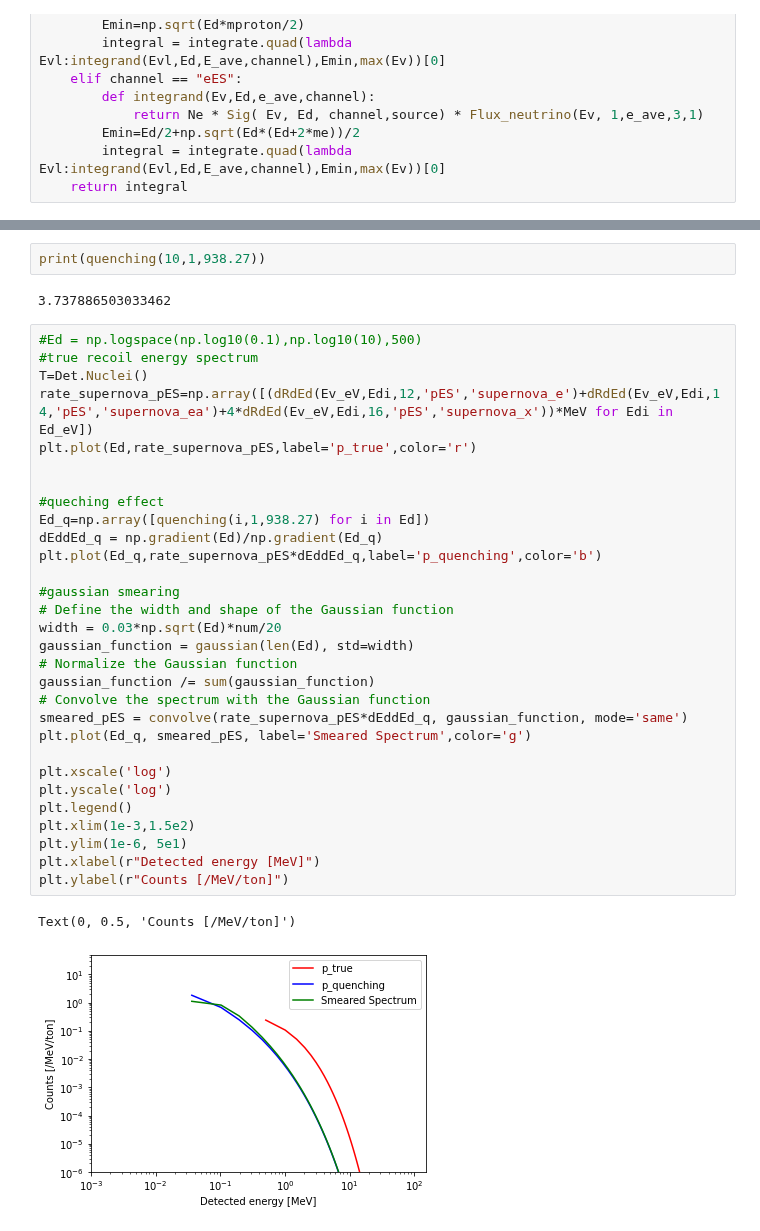
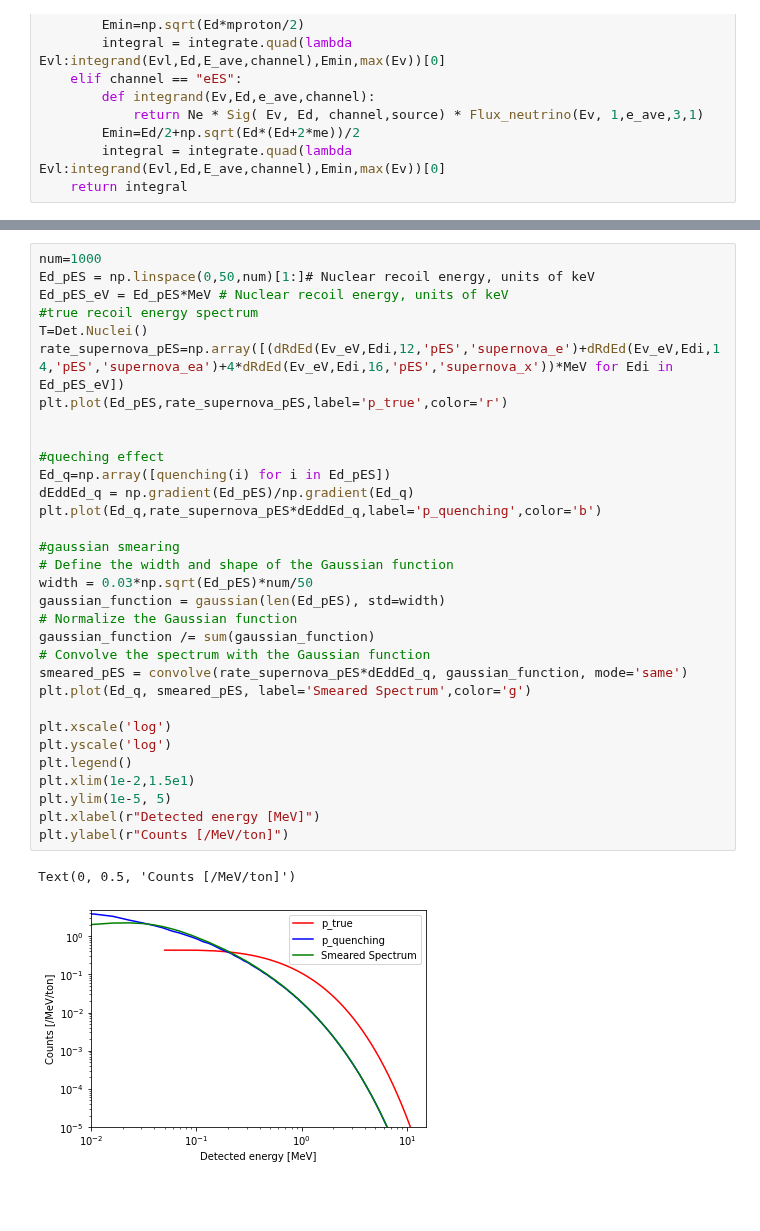
Before and after one commit to mjzurowski/sgm, a Jupyter notebook: Neutrino-LAB.ipynb, the cells around one changed output, grey strips where cells are left out. Cells and saved outputs as stored; diff of their text form; blank space fills up the shorter version.

```diff
--- a/Neutrino-LAB.ipynb
+++ b/Neutrino-LAB.ipynb
@@ -160,40 +181,38 @@ plt.legend()
-# %%
-print(quenching(10,1,938.27))
-# %% [output]
-3.737886503033462
 # %%
-#Ed = np.logspace(np.log10(0.1),np.log10(10),500)
+num=1000
+Ed_pES = np.linspace(0,50,num)[1:]# Nuclear recoil energy, units of keV
+Ed_pES_eV = Ed_pES*MeV # Nuclear recoil energy, units of keV
 #true recoil energy spectrum
 T=Det.Nuclei()
-rate_supernova_pES=np.array([(dRdEd(Ev_eV,Edi,12,'pES','supernova_e')+dRdEd(Ev_eV,Edi,14,'pES','supernova_ea')+4*dRdEd(Ev_eV,Edi,16,'pES','supernova_x'))*MeV for Edi in Ed_eV])
-plt.plot(Ed,rate_supernova_pES,label='p_true',color='r')
+rate_supernova_pES=np.array([(dRdEd(Ev_eV,Edi,12,'pES','supernova_e')+dRdEd(Ev_eV,Edi,14,'pES','supernova_ea')+4*dRdEd(Ev_eV,Edi,16,'pES','supernova_x'))*MeV for Edi in Ed_pES_eV])
+plt.plot(Ed_pES,rate_supernova_pES,label='p_true',color='r')
 
 
 #queching effect
-Ed_q=np.array([quenching(i,1,938.27) for i in Ed])
-dEddEd_q = np.gradient(Ed)/np.gradient(Ed_q)
+Ed_q=np.array([quenching(i) for i in Ed_pES])
+dEddEd_q = np.gradient(Ed_pES)/np.gradient(Ed_q)
 plt.plot(Ed_q,rate_supernova_pES*dEddEd_q,label='p_quenching',color='b')
 
 #gaussian smearing
 # Define the width and shape of the Gaussian function
-width = 0.03*np.sqrt(Ed)*num/20
-gaussian_function = gaussian(len(Ed), std=width)
+width = 0.03*np.sqrt(Ed_pES)*num/50
+gaussian_function = gaussian(len(Ed_pES), std=width)
 # Normalize the Gaussian function
 gaussian_function /= sum(gaussian_function)
 # Convolve the spectrum with the Gaussian function
 smeared_pES = convolve(rate_supernova_pES*dEddEd_q, gaussian_function, mode='same')
 plt.plot(Ed_q, smeared_pES, label='Smeared Spectrum',color='g')
 
 plt.xscale('log')
 plt.yscale('log')
 plt.legend()
-plt.xlim(1e-3,1.5e2)
-plt.ylim(1e-6, 5e1)
+plt.xlim(1e-2,1.5e1)
+plt.ylim(1e-5, 5)
 plt.xlabel(r"Detected energy [MeV]")
 plt.ylabel(r"Counts [/MeV/ton]")
 # %% [output]
 Text(0, 0.5, 'Counts [/MeV/ton]')
-[figure, old version]
+[figure, new version]
 # %%
 print("Channel pES: ")
 print("Number of events for JUNO (20kt) with a threshold of 0.2 MeV: ", np.trapz(smeared_pES[Ed_q>0.2],Ed_q[Ed_q>0.2])*2e4)
```
Also changed, not shown: parts of 8 cells of this notebook, 3 other files.
